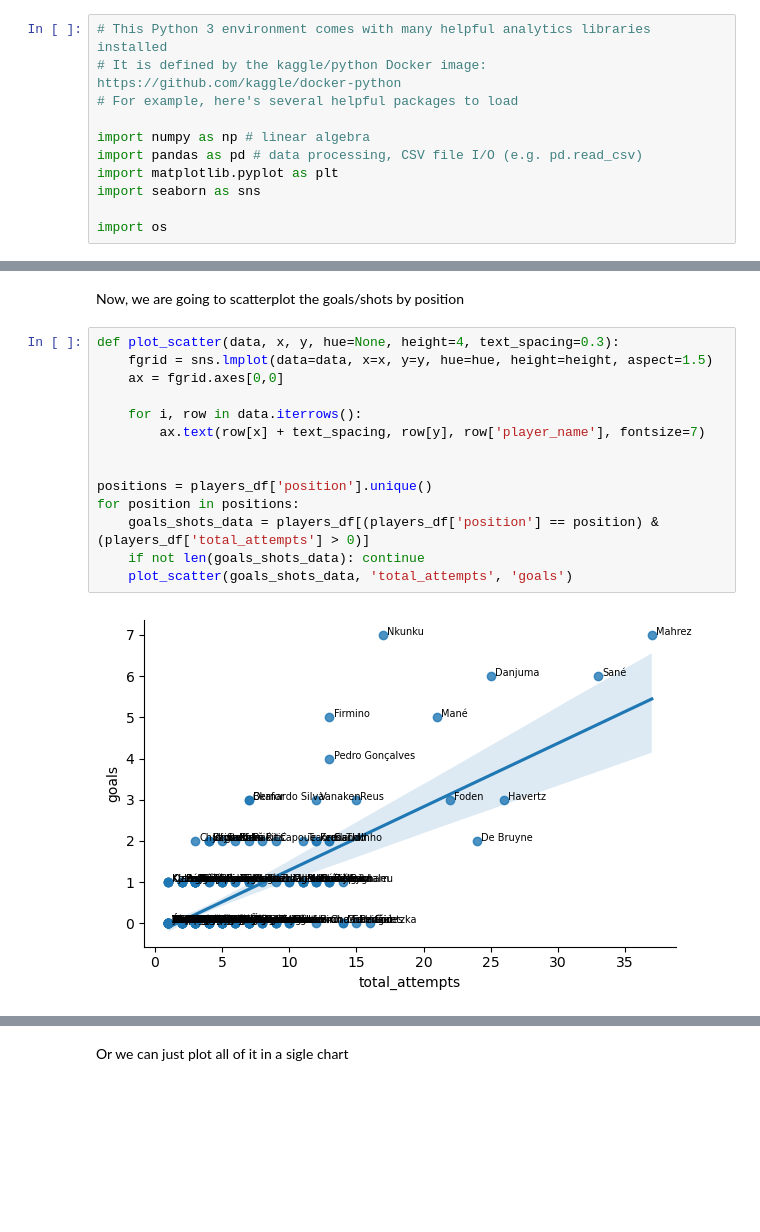
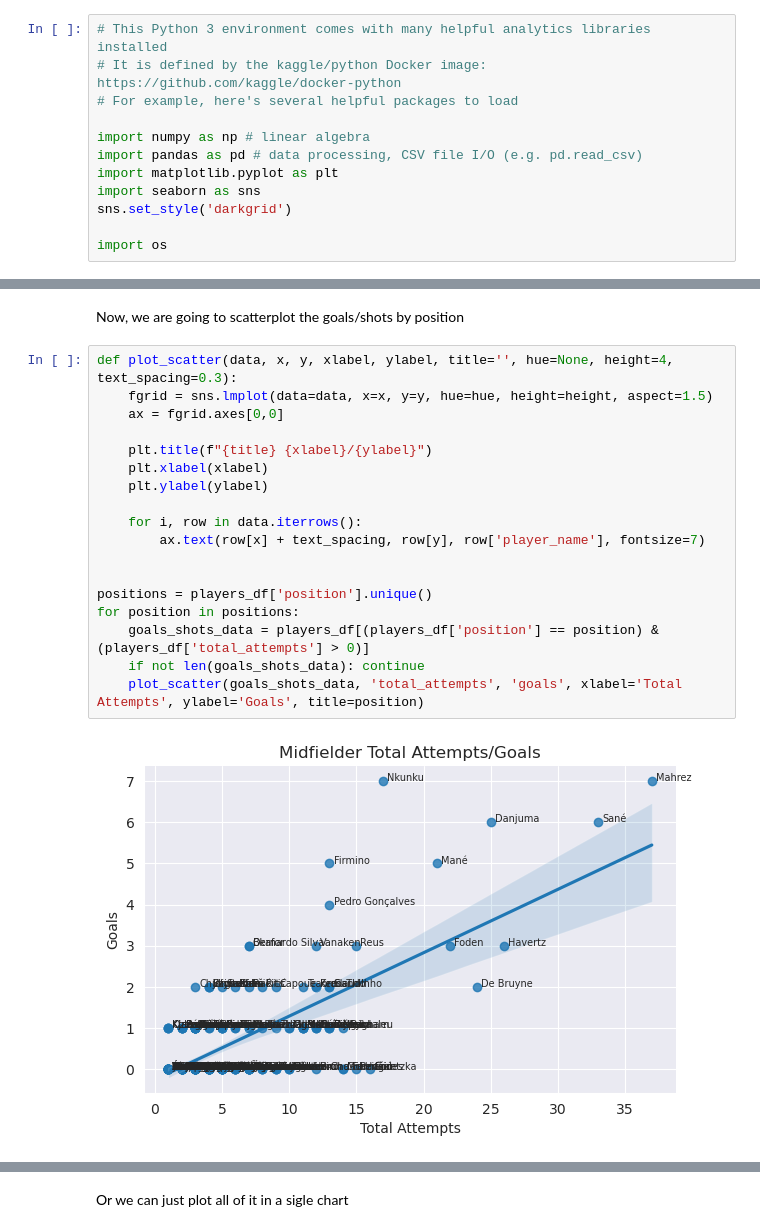
Before and after one commit to caiomelo22/20-21-Champions-League-Analysis, a Jupyter notebook: notebooke5ae0d8453.ipynb, the cells around one changed output, grey strips where cells are left out. Saved outputs shown, nothing was run; the diff lists cells and outputs as text; blank space fills up the shorter version.

Commit message:
Styling charts

```diff
--- a/notebooke5ae0d8453.ipynb
+++ b/notebooke5ae0d8453.ipynb
@@ -9,6 +9,7 @@ import numpy as np # linear algebra
 import pandas as pd # data processing, CSV file I/O (e.g. pd.read_csv)
 import matplotlib.pyplot as plt
 import seaborn as sns
+sns.set_style('darkgrid')
 
 import os
 # %% [markdown]
@@ -94,18 +95,22 @@ players_df.describe()
 # %% [markdown]
 Now, we are going to scatterplot the goals/shots by position
 # %%
-def plot_scatter(data, x, y, hue=None, height=4, text_spacing=0.3):
+def plot_scatter(data, x, y, xlabel, ylabel, title='', hue=None, height=4, text_spacing=0.3):
     fgrid = sns.lmplot(data=data, x=x, y=y, hue=hue, height=height, aspect=1.5)
     ax = fgrid.axes[0,0]
+
+    plt.title(f"{title} {xlabel}/{ylabel}")
+    plt.xlabel(xlabel)
+    plt.ylabel(ylabel)
 
     for i, row in data.iterrows():
         ax.text(row[x] + text_spacing, row[y], row['player_name'], fontsize=7)
 
 
 positions = players_df['position'].unique()
 for position in positions:
     goals_shots_data = players_df[(players_df['position'] == position) & (players_df['total_attempts'] > 0)]
     if not len(goals_shots_data): continue
-    plot_scatter(goals_shots_data, 'total_attempts', 'goals')
+    plot_scatter(goals_shots_data, 'total_attempts', 'goals', xlabel='Total Attempts', ylabel='Goals', title=position)
 # %% [output]
-[figure, old version]
+[figure, new version]
```
Also changed, not shown: parts of 6 cells of this notebook.
